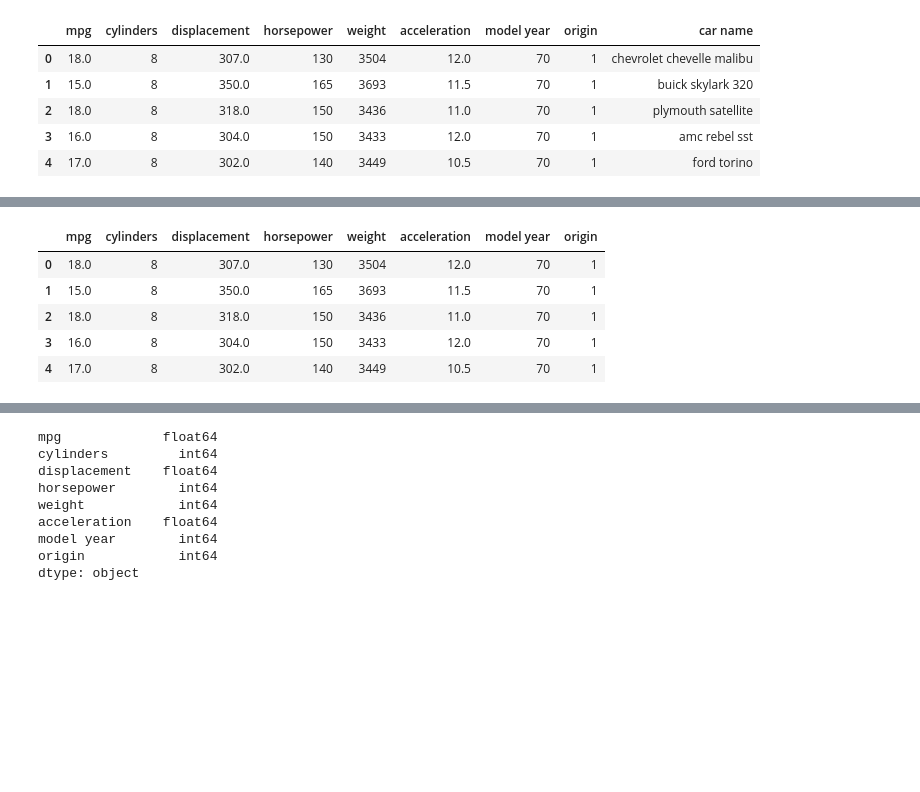
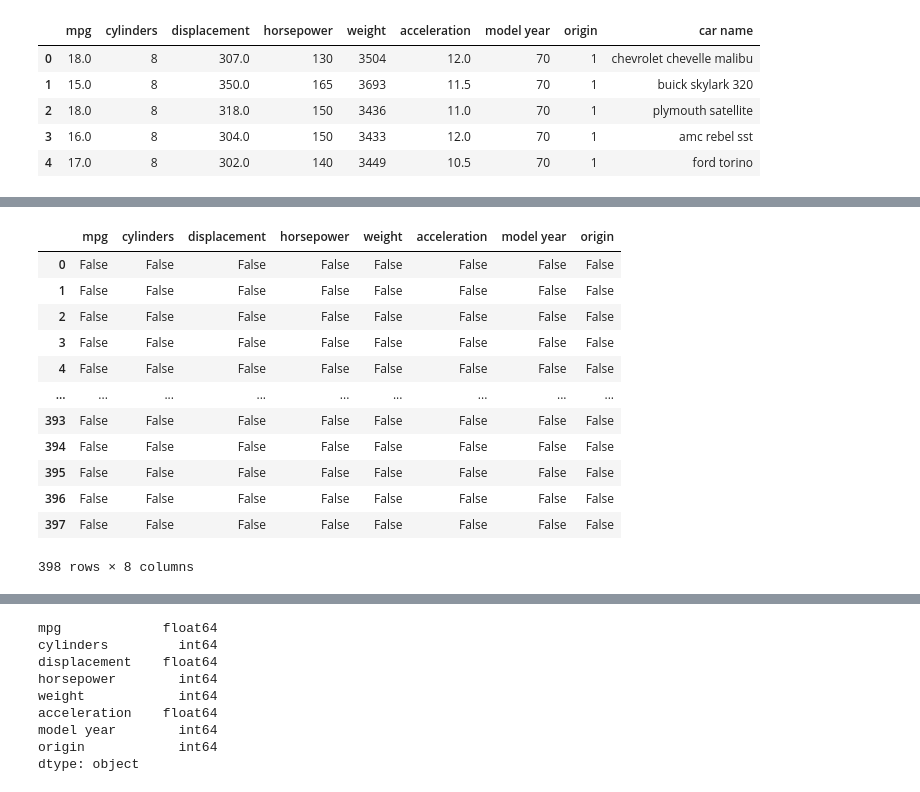
Before and after one commit to MWPerrineJr/data-mining, a Jupyter notebook: Week 4 Assignment.ipynb, the cells around one changed output, grey strips where cells are left out. Saved outputs shown, nothing was run; the diff lists cells and outputs as text; code cells hidden in the pictures; blank space fills up the shorter version.

```diff
--- a/Week 4 Assignment.ipynb
+++ b/Week 4 Assignment.ipynb
@@ -50,13 +51,20 @@ car=car.drop("car name", axis=1)
-# %%
-# This code validates the car name column has been removed
-car.head()
-# %% [output]
-|  | mpg | cylinders | displacement | horsepower | weight | acceleration | model year | origin |
-| 0 | 18.0 | 8 | 307.0 | 130 | 3504 | 12.0 | 70 | 1 |
-| 1 | 15.0 | 8 | 350.0 | 165 | 3693 | 11.5 | 70 | 1 |
-| 2 | 18.0 | 8 | 318.0 | 150 | 3436 | 11.0 | 70 | 1 |
-| 3 | 16.0 | 8 | 304.0 | 150 | 3433 | 12.0 | 70 | 1 |
-| 4 | 17.0 | 8 | 302.0 | 140 | 3449 | 10.5 | 70 | 1 |
+# %%
+# This code will check for any null values
+car.isnull()
+# %% [output]
+|  | mpg | cylinders | displacement | horsepower | weight | acceleration | model year | origin |
+| 0 | False | False | False | False | False | False | False | False |
+| 1 | False | False | False | False | False | False | False | False |
+| 2 | False | False | False | False | False | False | False | False |
+| 3 | False | False | False | False | False | False | False | False |
+| 4 | False | False | False | False | False | False | False | False |
+| ... | ... | ... | ... | ... | ... | ... | ... | ... |
+| 393 | False | False | False | False | False | False | False | False |
+| 394 | False | False | False | False | False | False | False | False |
+| 395 | False | False | False | False | False | False | False | False |
+| 396 | False | False | False | False | False | False | False | False |
+| 397 | False | False | False | False | False | False | False | False |
+398 rows × 8 columns
 # %%
 # This code converts the horsepower column from an object data type to a number
 car["horsepower"] = pd.to_numeric(car["horsepower"], errors='coerce').fillna(0).astype(int)
```
Also changed, not shown: parts of 10 cells of this notebook.
